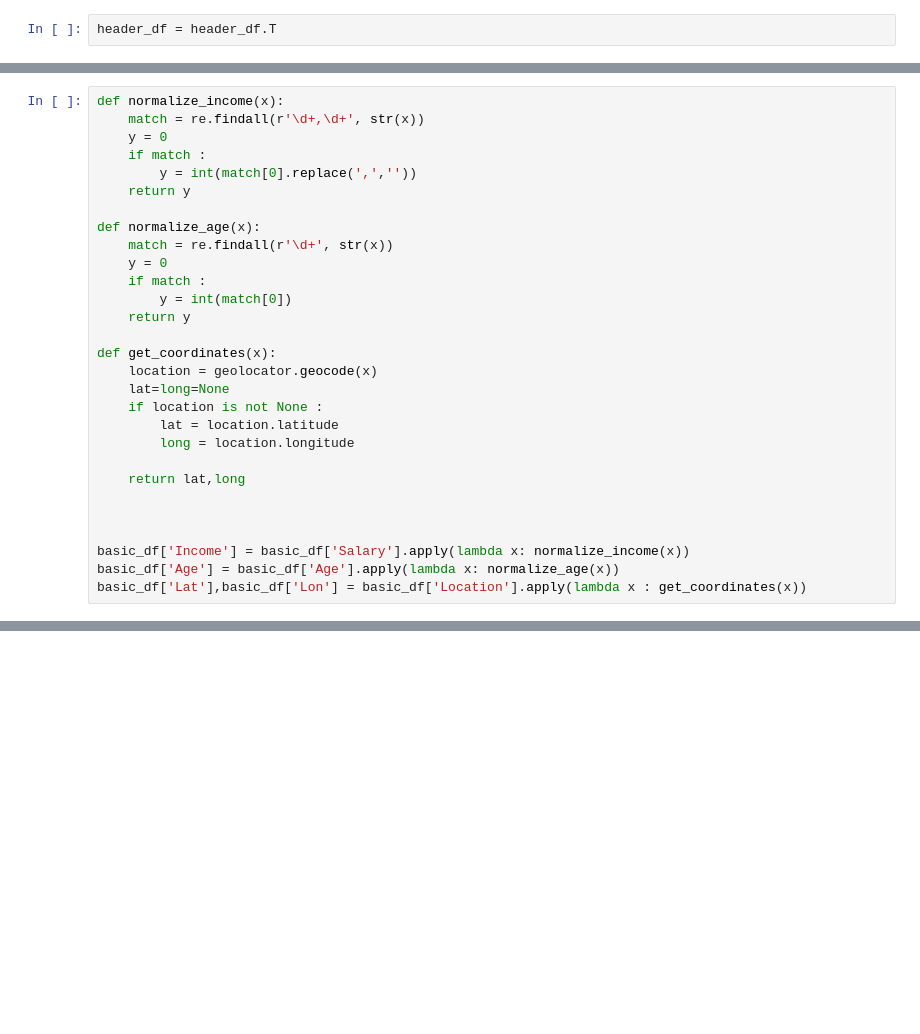
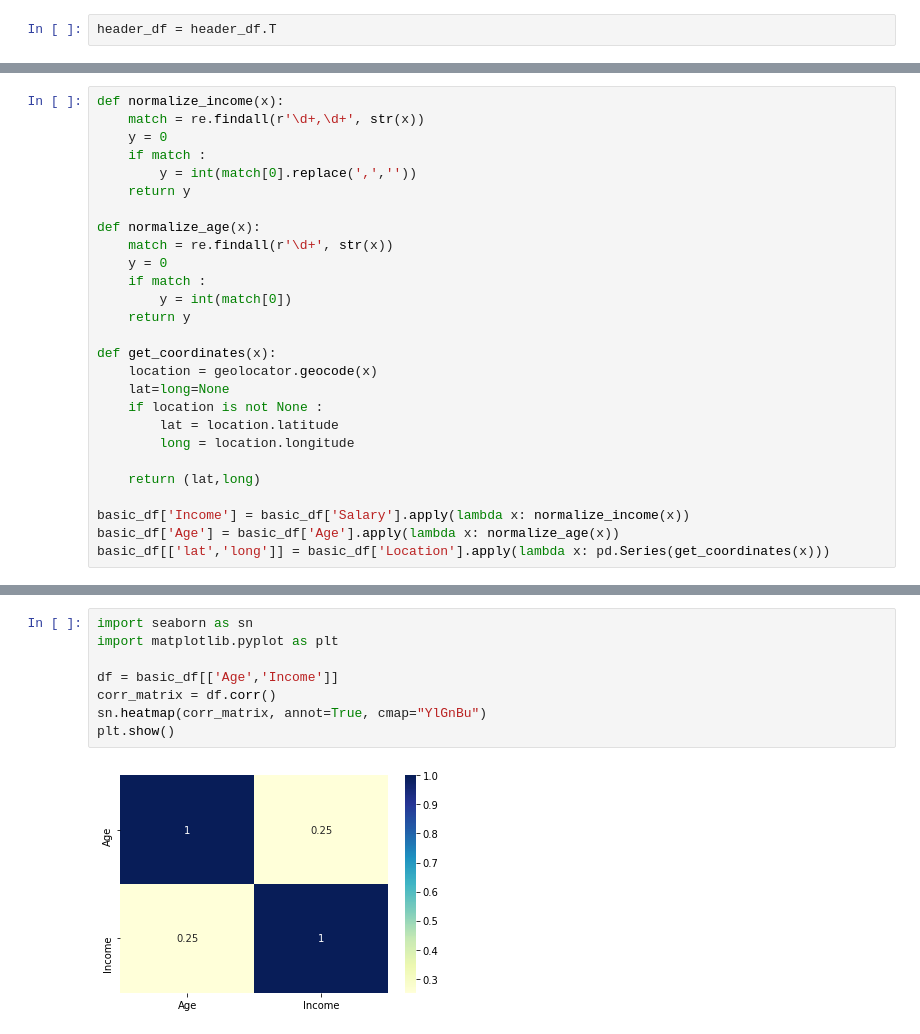
Before and after one commit to AAthresh/money_diaries, a Jupyter notebook: basic_analysis.ipynb, the cells around one changed output, grey strips where cells are left out. Cells and saved outputs as stored; diff of their text form; blank space fills up the shorter version.

Commit message:
Basic Analysis

```diff
--- a/basic_analysis.ipynb
+++ b/basic_analysis.ipynb
@@ -38,10 +35,8 @@ def get_coordinates(x):
         lat = location.latitude
         long = location.longitude
 
-    return lat,long
-
-
+    return (lat,long)
 
 basic_df['Income'] = basic_df['Salary'].apply(lambda x: normalize_income(x))
 basic_df['Age'] = basic_df['Age'].apply(lambda x: normalize_age(x))
-basic_df['Lat'],basic_df['Lon'] = basic_df['Location'].apply(lambda x : get_coordinates(x))
+basic_df[['lat','long']] = basic_df['Location'].apply(lambda x: pd.Series(get_coordinates(x)))
@@ -51,0 +105,10 @@ basic_df[['Occupation','Age','Location','Income','Lat','Lon']]
+# %%
+import seaborn as sn
+import matplotlib.pyplot as plt
+
+df = basic_df[['Age','Income']]
+corr_matrix = df.corr()
+sn.heatmap(corr_matrix, annot=True, cmap="YlGnBu")
+plt.show()
+# %% [output]
+[figure, added]
```
Also changed, not shown: parts of 6 cells of this notebook.
